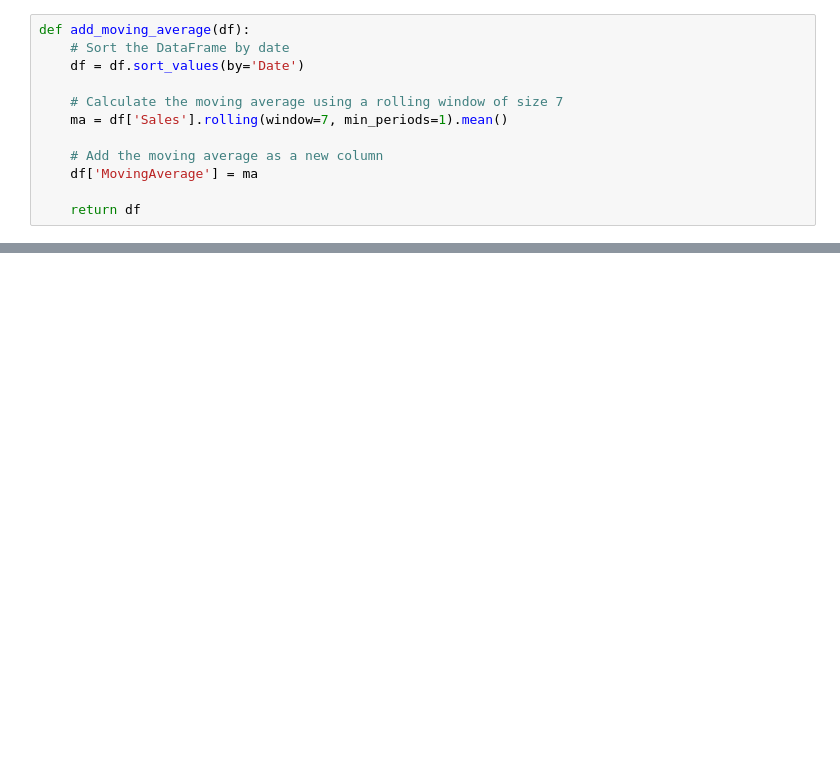
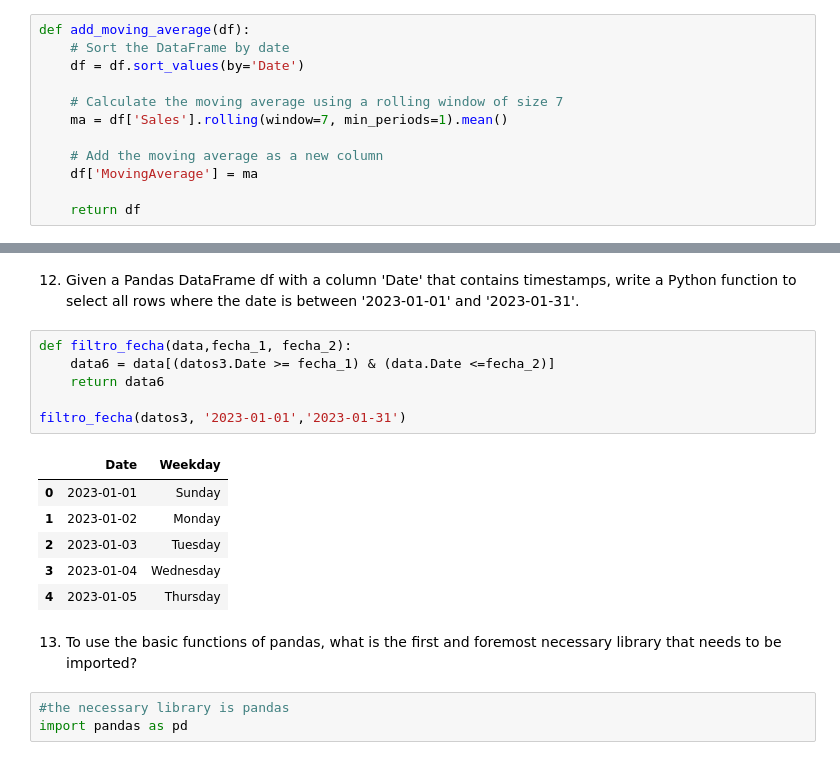
Before and after one commit to jesoto/Data_science_masters_pw, a Jupyter notebook: Class_material/24thFebs/Assingment.ipynb, the cells around one changed output, grey strips where cells are left out. Drawn from its saved outputs; the diff is of its cells as text; blank space fills up the shorter version.

```diff
--- a/Class_material/24thFebs/Assingment.ipynb
+++ b/Class_material/24thFebs/Assingment.ipynb
@@ -249,0 +287,22 @@ def add_moving_average(df):
+# %% [markdown]
+12. Given a Pandas DataFrame df with a column 'Date' that contains timestamps, write a Python
+function to select all rows where the date is between '2023-01-01' and '2023-01-31'.
+# %%
+def filtro_fecha(data,fecha_1, fecha_2):
+    data6 = data[(datos3.Date >= fecha_1) & (data.Date <=fecha_2)]
+    return data6
+
+filtro_fecha(datos3, '2023-01-01','2023-01-31')
+# %% [output]
+|  | Date | Weekday |
+| 0 | 2023-01-01 | Sunday |
+| 1 | 2023-01-02 | Monday |
+| 2 | 2023-01-03 | Tuesday |
+| 3 | 2023-01-04 | Wednesday |
+| 4 | 2023-01-05 | Thursday |
+# %% [markdown]
+13. To use the basic functions of pandas, what is the first and foremost necessary library that needs to
+be imported?
+# %%
+#the necessary library is pandas
+import pandas as pd
```
Also changed, not shown: parts of 4 cells of this notebook.
